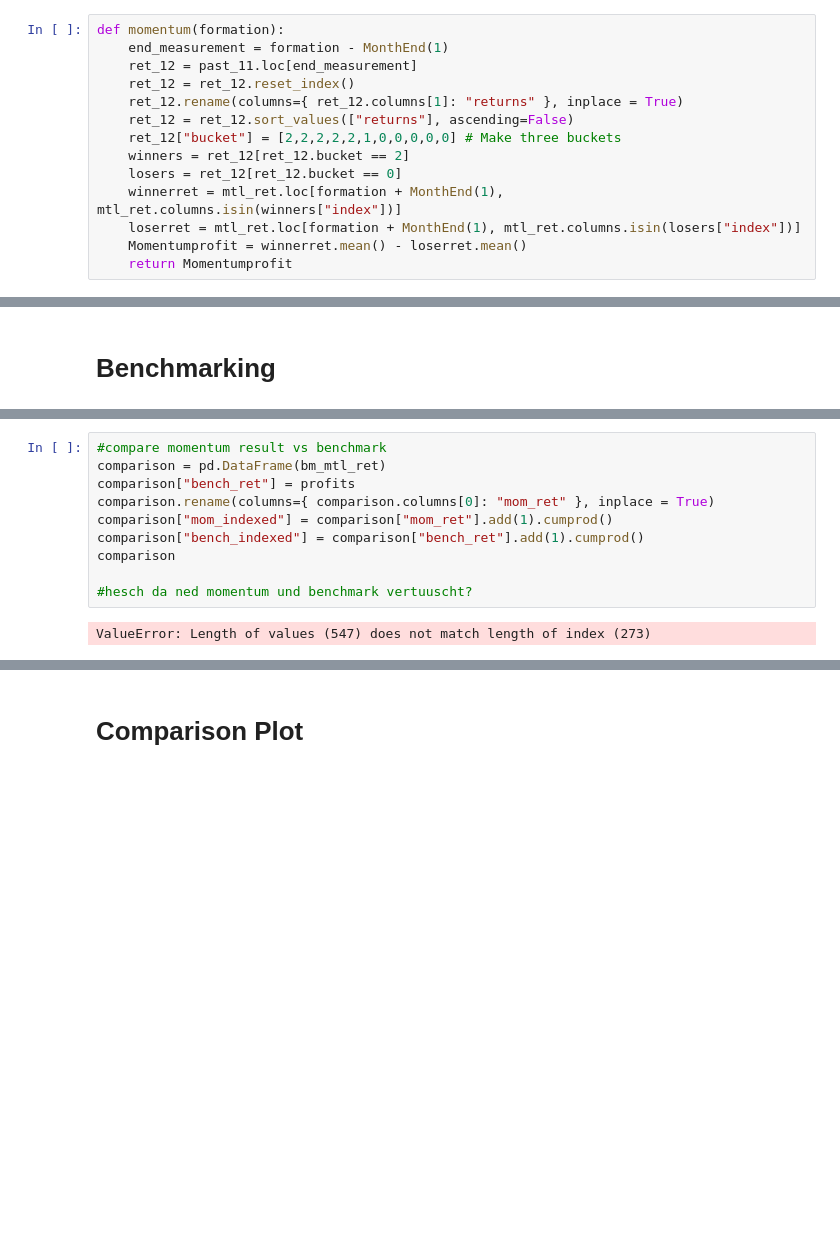
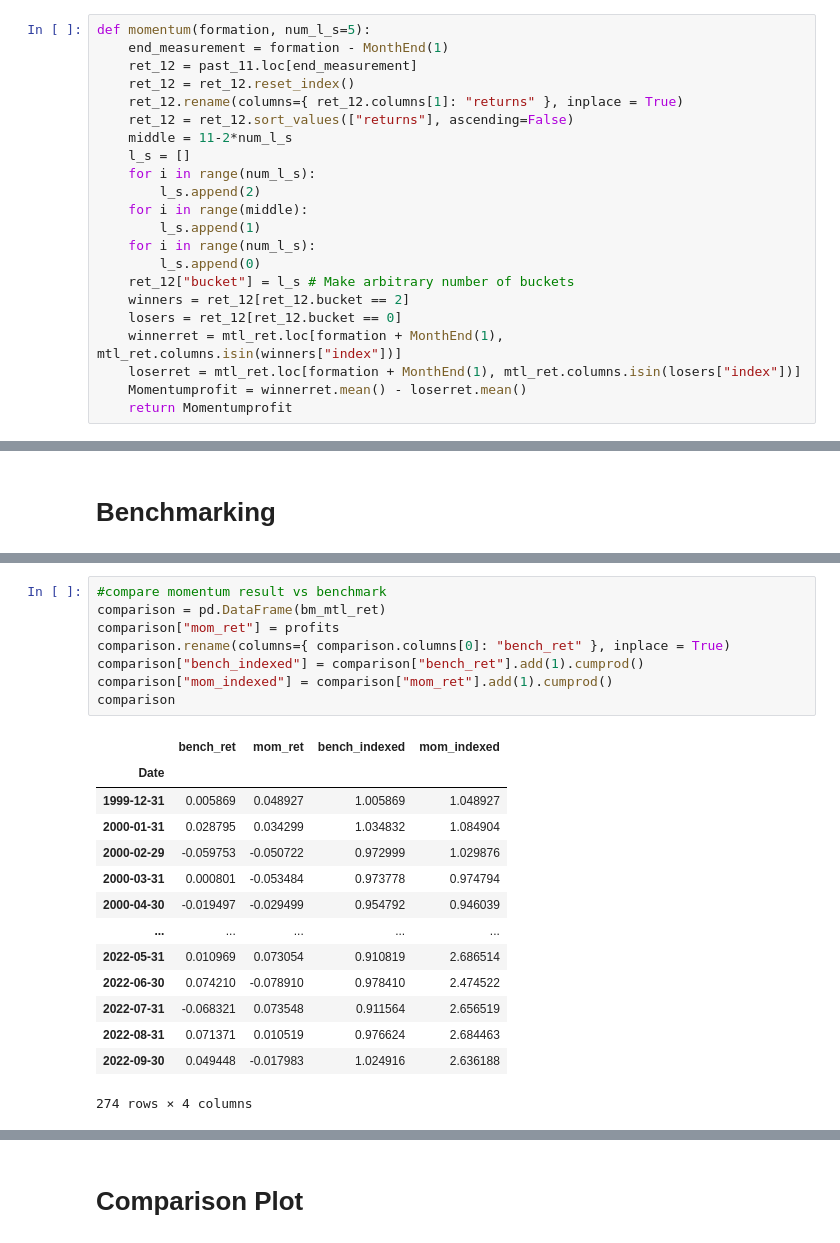
Before and after one commit to GuentherSteiner/Vitznau_2, a Jupyter notebook: momentum.ipynb, the cells around one changed output, grey strips where cells are left out. Drawn from its saved outputs; the diff is of its cells as text; blank space fills up the shorter version.

```diff
--- a/momentum.ipynb
+++ b/momentum.ipynb
@@ -173,13 +187,21 @@ Momentumprofit
 # %% [markdown]
 # Functionalising this Methodology
 # %%
-def momentum(formation):
+def momentum(formation, num_l_s=5):
     end_measurement = formation - MonthEnd(1)
     ret_12 = past_11.loc[end_measurement]
     ret_12 = ret_12.reset_index()
     ret_12.rename(columns={ ret_12.columns[1]: "returns" }, inplace = True)
     ret_12 = ret_12.sort_values(["returns"], ascending=False)
-    ret_12["bucket"] = [2,2,2,2,2,1,0,0,0,0,0] # Make three buckets
+    middle = 11-2*num_l_s
+    l_s = []
+    for i in range(num_l_s):
+        l_s.append(2)
+    for i in range(middle):
+        l_s.append(1)
+    for i in range(num_l_s):
+        l_s.append(0)
+    ret_12["bucket"] = l_s # Make arbitrary number of buckets
     winners = ret_12[ret_12.bucket == 2]
     losers = ret_12[ret_12.bucket == 0]
     winnerret = mtl_ret.loc[formation + MonthEnd(1), mtl_ret.columns.isin(winners["index"])]
@@ -276,12 +312,23 @@ bm_mtl_ret
 # %%
 #compare momentum result vs benchmark
 comparison = pd.DataFrame(bm_mtl_ret)
-comparison["bench_ret"] = profits
-comparison.rename(columns={ comparison.columns[0]: "mom_ret" }, inplace = True)
+comparison["mom_ret"] = profits
+comparison.rename(columns={ comparison.columns[0]: "bench_ret" }, inplace = True)
+comparison["bench_indexed"] = comparison["bench_ret"].add(1).cumprod()
 comparison["mom_indexed"] = comparison["mom_ret"].add(1).cumprod()
-comparison["bench_indexed"] = comparison["bench_ret"].add(1).cumprod()
 comparison
-
-#hesch da ned momentum und benchmark vertuuscht?
 # %% [output]
+|  | bench_ret | mom_ret | bench_indexed | mom_indexed |
+| Date |  |  |  |  |
+| 1999-12-31 | 0.005869 | 0.048927 | 1.005869 | 1.048927 |
+| 2000-01-31 | 0.028795 | 0.034299 | 1.034832 | 1.084904 |
+| 2000-02-29 | -0.059753 | -0.050722 | 0.972999 | 1.029876 |
+| 2000-03-31 | 0.000801 | -0.053484 | 0.973778 | 0.974794 |
+| 2000-04-30 | -0.019497 | -0.029499 | 0.954792 | 0.946039 |
+| ... | ... | ... | ... | ... |
+| 2022-05-31 | 0.010969 | 0.073054 | 0.910819 | 2.686514 |
+| 2022-06-30 | 0.074210 | -0.078910 | 0.978410 | 2.474522 |
+| 2022-07-31 | -0.068321 | 0.073548 | 0.911564 | 2.656519 |
+| 2022-08-31 | 0.071371 | 0.010519 | 0.976624 | 2.684463 |
+| 2022-09-30 | 0.049448 | -0.017983 | 1.024916 | 2.636188 |
-ValueError: Length of values (547) does not match length of index (273)
+274 rows × 4 columns
```
Also changed, not shown: parts of 10 cells of this notebook.
